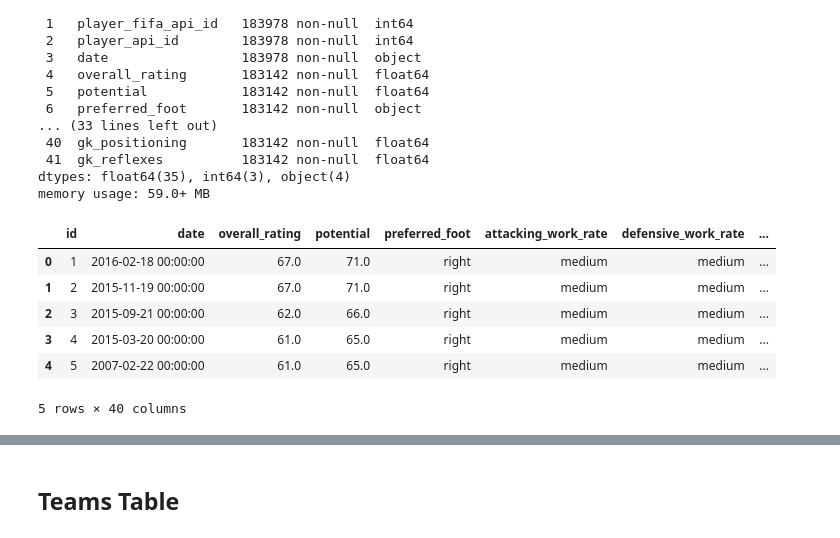
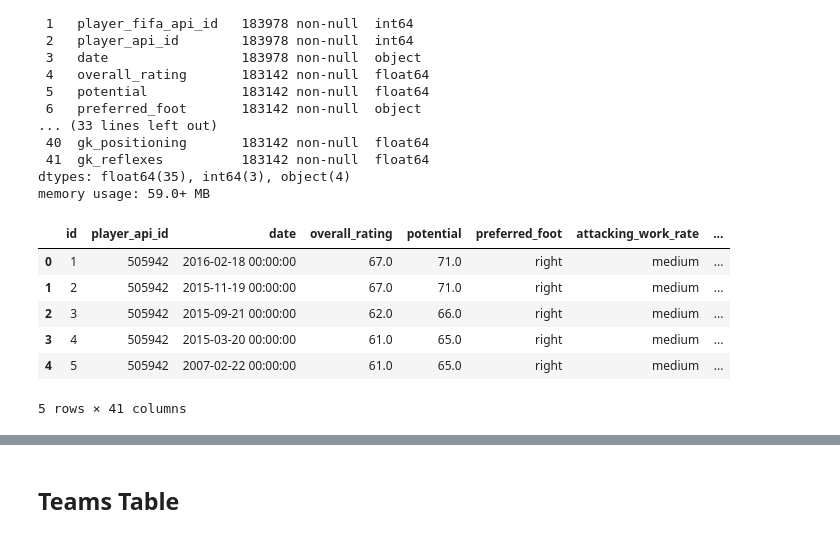
Before and after one commit to isados/european-soccer, a Jupyter notebook: preprocessing.ipynb, the cells around one changed output, grey strips where cells are left out. Saved outputs shown, nothing was run; the diff lists cells and outputs as text; code cells hidden in the pictures.

```diff
--- a/preprocessing.ipynb
+++ b/preprocessing.ipynb
@@ -102,16 +102,16 @@ Data columns (total 42 columns):
 dtypes: float64(35), int64(3), object(4)
 memory usage: 59.0+ MB
 # %%
-remove_columns_like(player_attrs, 'api_id')
+remove_columns_like(player_attrs, 'fifa_api_id')
 player_attrs.head()
 # %% [output]
-|  | id | date | overall_rating | potential | preferred_foot | attacking_work_rate | defensive_work_rate | ... |
-| 0 | 1 | 2016-02-18 00:00:00 | 67.0 | 71.0 | right | medium | medium | ... |
-| 1 | 2 | 2015-11-19 00:00:00 | 67.0 | 71.0 | right | medium | medium | ... |
-| 2 | 3 | 2015-09-21 00:00:00 | 62.0 | 66.0 | right | medium | medium | ... |
-| 3 | 4 | 2015-03-20 00:00:00 | 61.0 | 65.0 | right | medium | medium | ... |
-| 4 | 5 | 2007-02-22 00:00:00 | 61.0 | 65.0 | right | medium | medium | ... |
+|  | id | player_api_id | date | overall_rating | potential | preferred_foot | attacking_work_rate | ... |
+| 0 | 1 | 505942 | 2016-02-18 00:00:00 | 67.0 | 71.0 | right | medium | ... |
+| 1 | 2 | 505942 | 2015-11-19 00:00:00 | 67.0 | 71.0 | right | medium | ... |
+| 2 | 3 | 505942 | 2015-09-21 00:00:00 | 62.0 | 66.0 | right | medium | ... |
+| 3 | 4 | 505942 | 2015-03-20 00:00:00 | 61.0 | 65.0 | right | medium | ... |
+| 4 | 5 | 505942 | 2007-02-22 00:00:00 | 61.0 | 65.0 | right | medium | ... |
-5 rows × 40 columns
+5 rows × 41 columns
 # %%
 player_attrs = DataFrameImputer().fit_transform(player_attrs)
 player_attrs
```
Also changed, not shown: parts of 8 cells of this notebook, 2 other files.
